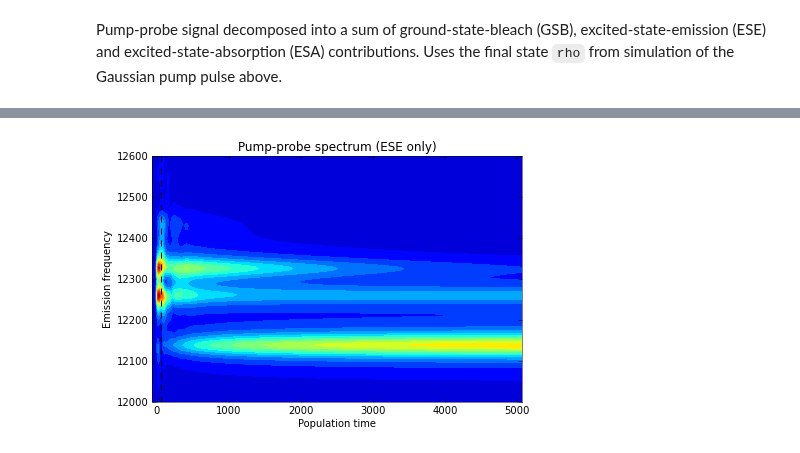
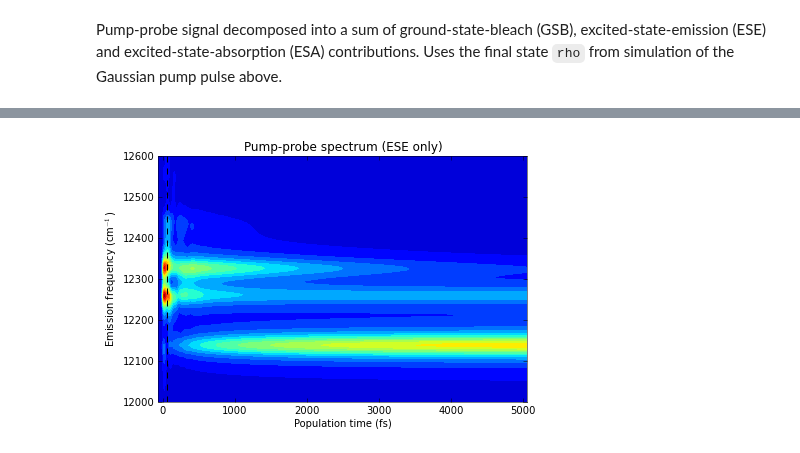
Before and after one commit to whaley-group-berkeley/qspectra, a Jupyter notebook: examples/FMO dynamics with Redfield theory.ipynb, the cells around one changed output, grey strips where cells are left out. Saved outputs shown, nothing was run; the diff lists cells and outputs as text; code cells hidden in the pictures.

```diff
--- a/examples/FMO dynamics with Redfield theory.ipynb
+++ b/examples/FMO dynamics with Redfield theory.ipynb
@@ -23,8 +23,8 @@ dipoles_fmo = np.array([d / np.linalg.norm(d) for d in
 
 fmo_hamiltonian = ElectronicHamiltonian(electronic_fmo,
                                         bath=DebyeBath(CM_K * 77, 35, 106),
-                                        dipoles=dipoles_fmo)
-
+                                        dipoles=dipoles_fmo,
+                                        disorder=100)
 dynamical_model = RedfieldModel(fmo_hamiltonian, hilbert_subspace='gef', unit_convert=CM_FS)
 # %% [markdown]
 ## Excited state dynamics
@@ -127,9 +128,9 @@ Wall time: 1.94 s
 # %%
 title('Pump-probe spectrum (ESE only)')
 contourf(t, f, X.real.T, 20)
 plot([pump.t_final, pump.t_final], [12000, 12600], 'k--')
 ylim(12000, 12600)
-xlabel('Population time')
-ylabel('Emission frequency');
+xlabel('Population time (fs)')
+ylabel('Emission frequency (cm$^{-1}$)');
 # %% [output]
-[figure, old version]
+[figure, new version]
```
Also changed, not shown: parts of 7 cells of this notebook, 8 other files.
